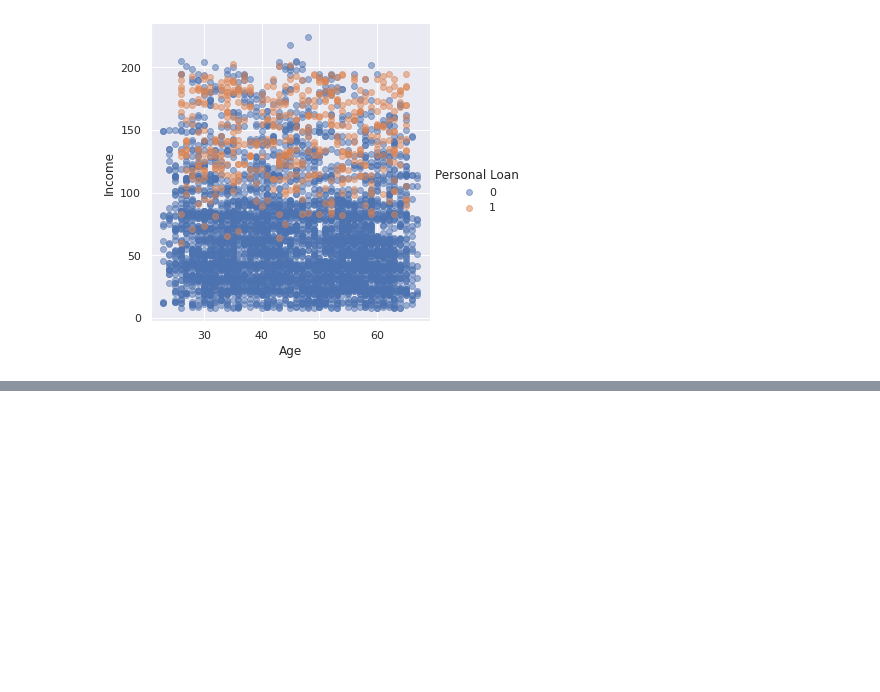
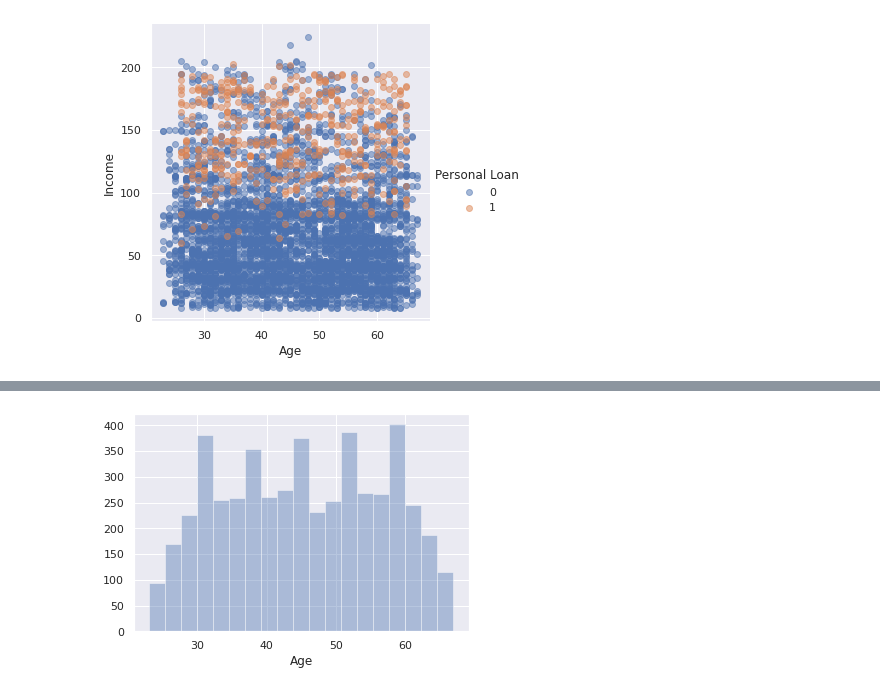
Before and after one commit to manavavi/ML_Internship_Marketing_Campaign_for_Banking_Products, a Jupyter notebook: Marketing_Campaign_for_Banking_Products.ipynb, the cells around one changed output, grey strips where cells are left out. Cells and saved outputs as stored; diff of their text form; code cells hidden in the pictures; blank space fills up the shorter version.

```diff
--- a/Marketing_Campaign_for_Banking_Products.ipynb
+++ b/Marketing_Campaign_for_Banking_Products.ipynb
@@ -124,0 +129,5 @@ sns.lmplot(x='Age', y='Income', hue='Personal Loan', data=dataset, fit_reg=False
+# %%
+dataset_drop = dataset.dropna()
+sns.distplot(dataset_drop.Age, kde=False);
+# %% [output]
+[figure, added]
```
Also changed, not shown: parts of 6 cells of this notebook.
